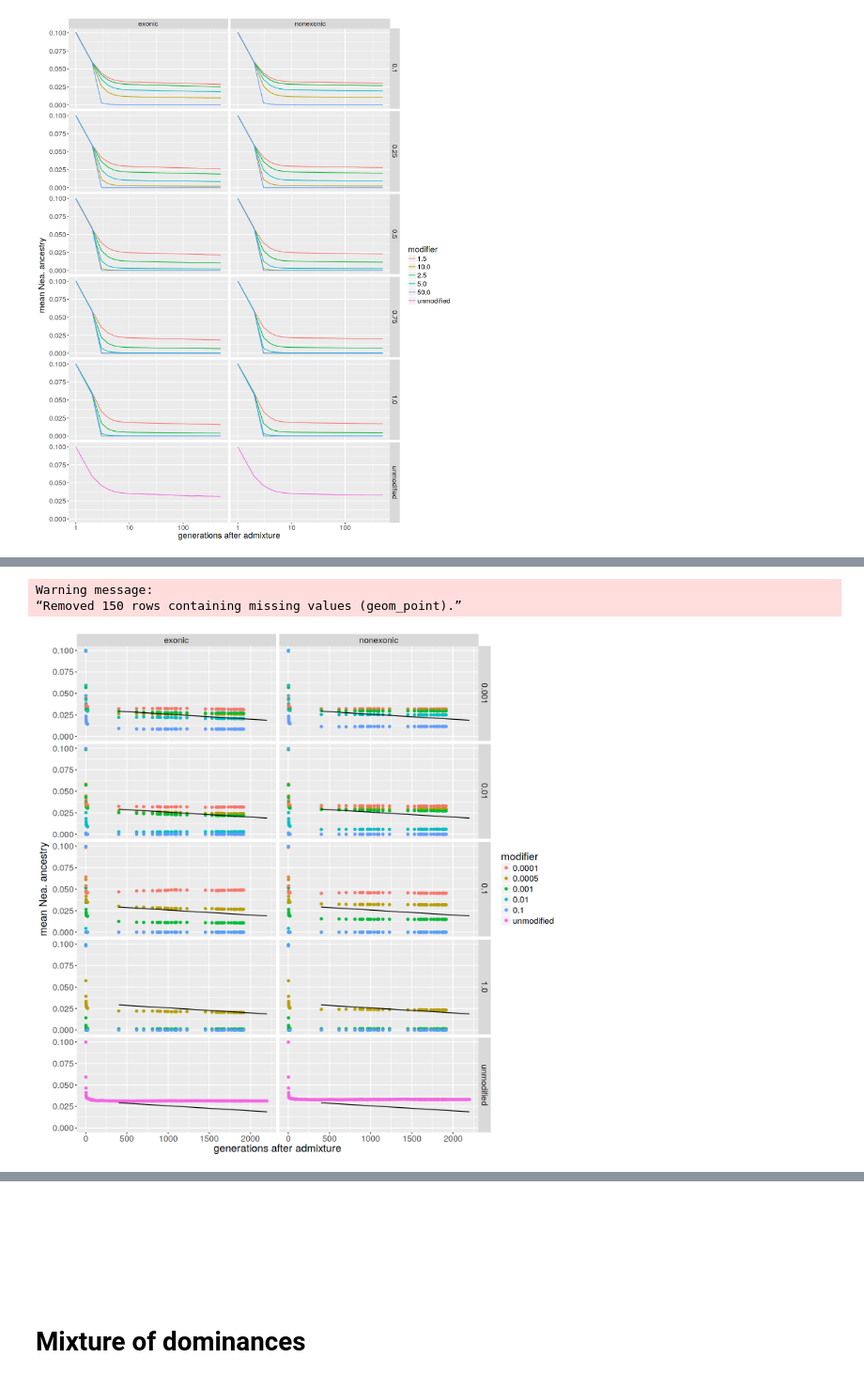
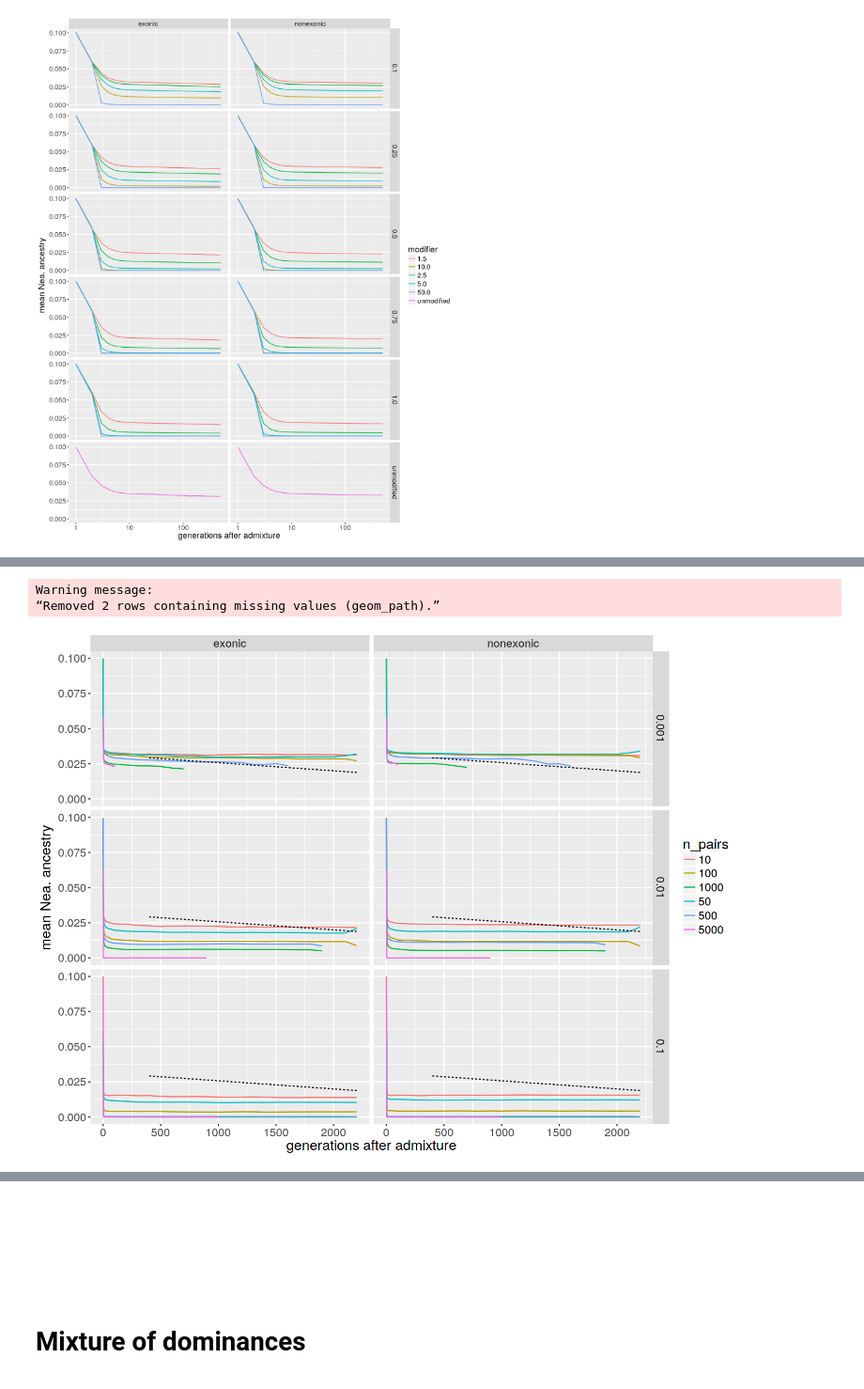
Before and after one commit to bodkan/nea-over-time, a Jupyter notebook: notebooks/Nea_trajectories.ipynb, the cells around one changed output, grey strips where cells are left out. Shown at 94% size. Cells and saved outputs as stored; diff of their text form; code cells hidden in the pictures.

```diff
--- a/notebooks/Nea_trajectories.ipynb
+++ b/notebooks/Nea_trajectories.ipynb
@@ -382,20 +411,16 @@ pl(trajectories, "mean", log_scale=TRUE)
+# %%
+traject_dir <- "../simulations/epistasis"
 # %%
+epistasis <- c("exonic", "all")
 sites <- c("exonic", "nonexonic")
-modifier <- c("0.1", "0.01", "0.001", "0.0001", "0.0005")
-fraction <- c("1.0", "0.1", "0.01", "0.001")
-dominance <- "0.5"
+n_pairs <- as.character(c(10, 50, 100, 500, 1000, 5000))
+s <- c("0.1", "0.01", "0.001", "0.0025", "0.0001", "0.0005", "0.00075")
-# %%
-traject_dir <- "../simulations/bump_up_over_time/"
 # %%
 trajectories <-
-    expand.grid(dominance=dominance, modifier=modifier, fraction=fraction, site=sites) %>%
-        bind_rows(data.frame(dominance=c("0.5", "0.5"),
-                             modifier=rep("unmodified", 2),
-                             fraction=rep("unmodified", 2),
-                             site=c("exonic", "nonexonic"))) %>%
+    expand.grid(epistasis=epistasis, n_pairs=n_pairs, s=s, site=sites) %>%
     apply(1, function(comb) {
-        load_trajectories(traject_dir, comb["modifier"], comb["fraction"],
-                          comb["dominance"], init_nea="0.1", comb["site"])
+        load_trajectories(traject_dir, comb["epistasis"], comb["n_pairs"],
+                          comb["s"], init_nea="0.1", comb["site"])
     }) %>%
     bind_rows %>%
     as_tibble
@@ -419,10 +440,10 @@ pl <- function (trajectories, statistic, log_scale = FALSE)
     p
 }
 # %%
-options(repr.plot.width=12, repr.plot.height=12)
+options(repr.plot.width=12, repr.plot.height=9)
 
-pl(trajectories, "mean") + real_lm()
+pl(filter(trajectories, epistasis == "exonic"), "mean") + real_lm()
 # %% [output]
 Warning message:
-“Removed 150 rows containing missing values (geom_point).”
+“Removed 2 rows containing missing values (geom_path).”
-[figure, old version]
+[figure, new version]
```
Also changed, not shown: parts of 10 cells of this notebook.
